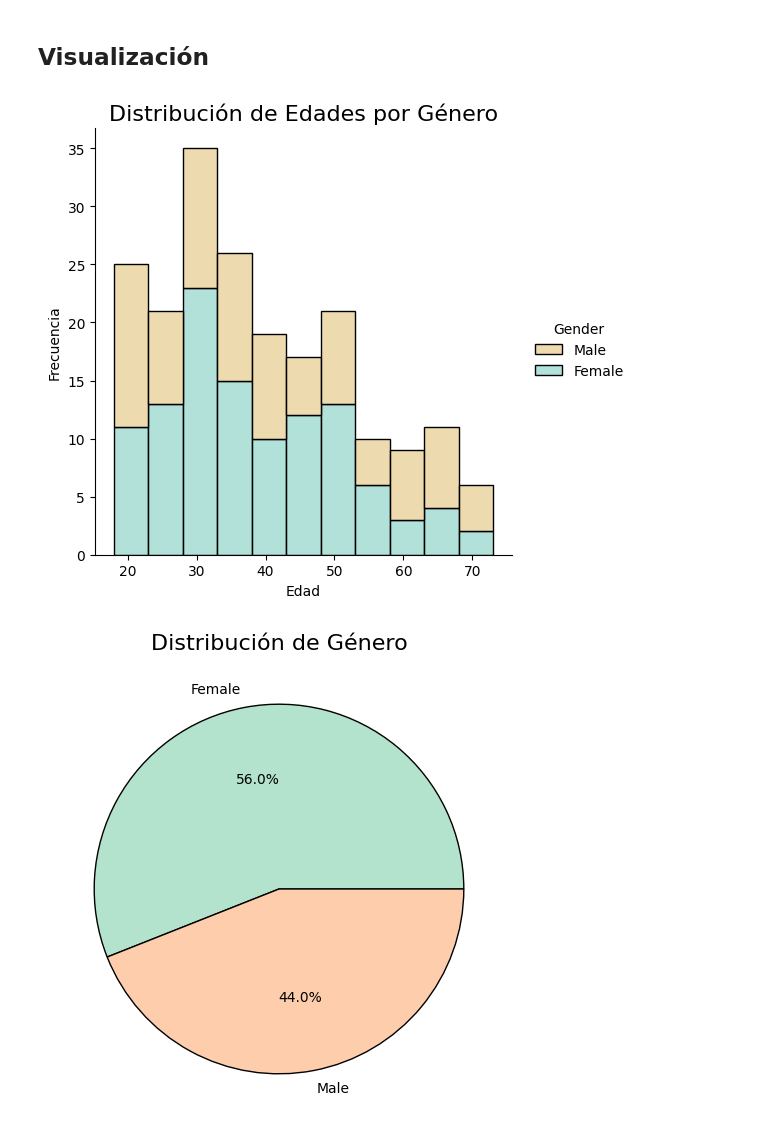
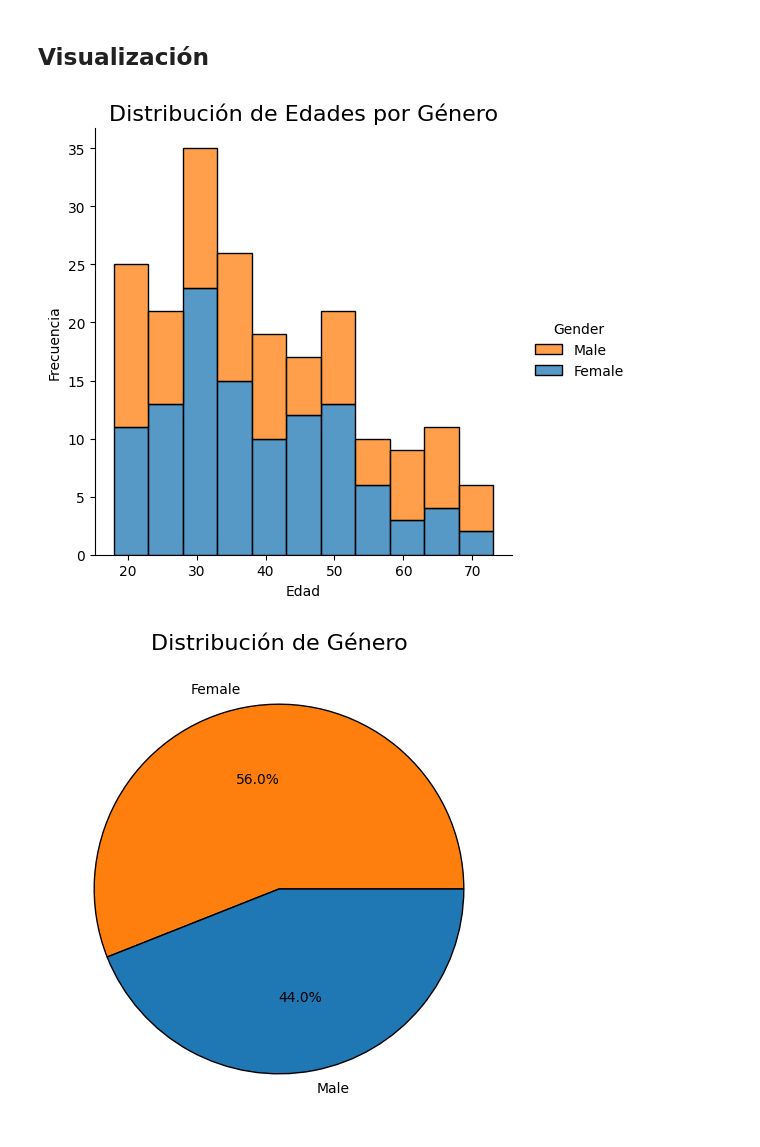
Before and after one commit to estefvasqu/Customer-Segmentation, a Jupyter notebook: EDA.ipynb, the cells around one changed output. Cells and saved outputs as stored; diff of their text form; code cells hidden in the pictures.

```diff
--- a/EDA.ipynb
+++ b/EDA.ipynb
@@ -57,24 +57,28 @@ dtype: int64
 df['Gender'].nunique()
 # %% [output]
 2
+# %%
+gender_counts = df['Gender'].value_counts()
+
+# Crear lista de colores en el mismo orden que los índices
+color_map = {"Male": "#1f77b4", "Female": "#ff7f0e"}
+colors = [color_map[gender] for gender in gender_counts.index]
 # %% [markdown]
 ##  Visualización
 # %%
-sns.displot(df, x="Age",binwidth=5, hue="Gender",palette = "BrBG", multiple="stack")
+sns.displot(df, x="Age",binwidth=5, hue="Gender",palette = colors, multiple="stack")
 
 plt.title("Distribución de Edades por Género", fontsize=16)
 plt.xlabel("Edad", fontsize=10)
 plt.ylabel("Frecuencia", fontsize=10)
 plt.show()
 # %% [output]
-[figure, old version]
+[figure, new version]
 # %%
 #Cuenta la cantidad de ocurrencias de cada valor único en la columna Gender
-gender_counts = df['Gender'].value_counts()
-
 plt.figure(figsize=(8, 6))
-plt.pie(gender_counts, labels=gender_counts.index, autopct='%1.1f%%', colors=sns.color_palette("Pastel2"),wedgeprops={'edgecolor': 'black', 'linewidth': 1.0})
+plt.pie(gender_counts, labels=gender_counts.index, autopct='%1.1f%%', colors=colors,wedgeprops={'edgecolor': 'black', 'linewidth': 1.0})
 plt.title("Distribución de Género", fontsize=16)
 plt.show()
 # %% [output]
-[figure, old version]
+[figure, new version]
```
Also changed, not shown: parts of 10 cells of this notebook.
